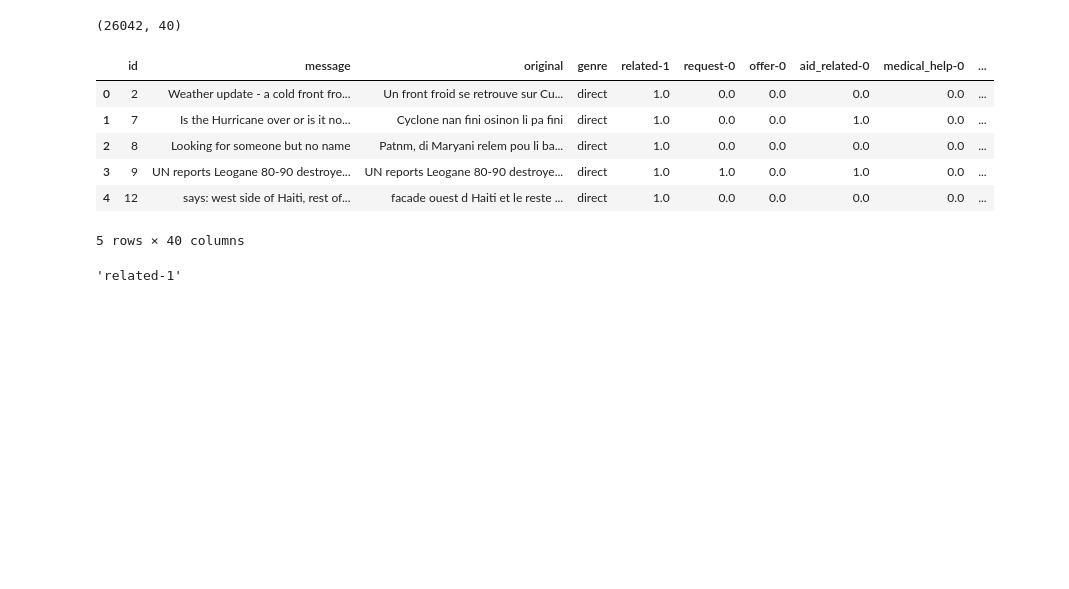
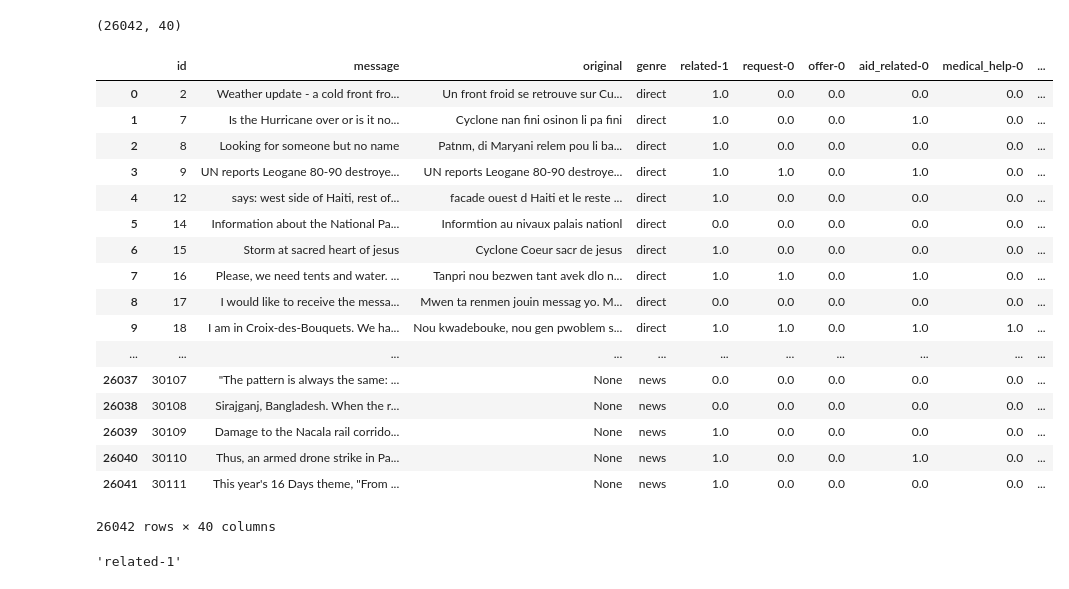
Before and after one commit to cjayidoko/DisasterResponsePipeline, a Jupyter notebook: ML Pipeline Preparation.ipynb, the cells around one changed output. Saved outputs shown, nothing was run; the diff lists cells and outputs as text; code cells hidden in the pictures; blank space fills up the shorter version.

```diff
--- a/ML Pipeline Preparation.ipynb
+++ b/ML Pipeline Preparation.ipynb
@@ -41,15 +41,26 @@ df1.shape
 # %% [output]
 (26042, 40)
 # %%
-df1.head()
+df1
 # %% [output]
 |  | id | message | original | genre | related-1 | request-0 | offer-0 | aid_related-0 | medical_help-0 | ... |
 | 0 | 2 | Weather update - a cold front fro... | Un front froid se retrouve sur Cu... | direct | 1.0 | 0.0 | 0.0 | 0.0 | 0.0 | ... |
 | 1 | 7 | Is the Hurricane over or is it no... | Cyclone nan fini osinon li pa fini | direct | 1.0 | 0.0 | 0.0 | 1.0 | 0.0 | ... |
 | 2 | 8 | Looking for someone but no name | Patnm, di Maryani relem pou li ba... | direct | 1.0 | 0.0 | 0.0 | 0.0 | 0.0 | ... |
 | 3 | 9 | UN reports Leogane 80-90 destroye... | UN reports Leogane 80-90 destroye... | direct | 1.0 | 1.0 | 0.0 | 1.0 | 0.0 | ... |
 | 4 | 12 | says: west side of Haiti, rest of... | facade ouest d Haiti et le reste ... | direct | 1.0 | 0.0 | 0.0 | 0.0 | 0.0 | ... |
+| 5 | 14 | Information about the National Pa... | Informtion au nivaux palais nationl | direct | 0.0 | 0.0 | 0.0 | 0.0 | 0.0 | ... |
+| 6 | 15 | Storm at sacred heart of jesus | Cyclone Coeur sacr de jesus | direct | 1.0 | 0.0 | 0.0 | 0.0 | 0.0 | ... |
+| 7 | 16 | Please, we need tents and water. ... | Tanpri nou bezwen tant avek dlo n... | direct | 1.0 | 1.0 | 0.0 | 1.0 | 0.0 | ... |
+| 8 | 17 | I would like to receive the messa... | Mwen ta renmen jouin messag yo. M... | direct | 0.0 | 0.0 | 0.0 | 0.0 | 0.0 | ... |
+| 9 | 18 | I am in Croix-des-Bouquets. We ha... | Nou kwadebouke, nou gen pwoblem s... | direct | 1.0 | 1.0 | 0.0 | 1.0 | 1.0 | ... |
+| ... | ... | ... | ... | ... | ... | ... | ... | ... | ... | ... |
+| 26037 | 30107 | "The pattern is always the same: ... | None | news | 0.0 | 0.0 | 0.0 | 0.0 | 0.0 | ... |
+| 26038 | 30108 | Sirajganj, Bangladesh. When the r... | None | news | 0.0 | 0.0 | 0.0 | 0.0 | 0.0 | ... |
+| 26039 | 30109 | Damage to the Nacala rail corrido... | None | news | 1.0 | 0.0 | 0.0 | 0.0 | 0.0 | ... |
+| 26040 | 30110 | Thus, an armed drone strike in Pa... | None | news | 1.0 | 0.0 | 0.0 | 1.0 | 0.0 | ... |
+| 26041 | 30111 | This year's 16 Days theme, "From ... | None | news | 1.0 | 0.0 | 0.0 | 0.0 | 0.0 | ... |
-5 rows × 40 columns
+26042 rows × 40 columns
 # %%
 use_last2 = lambda x:x[:-2]
 # %%
```
Also changed, not shown: parts of 13 cells of this notebook.
